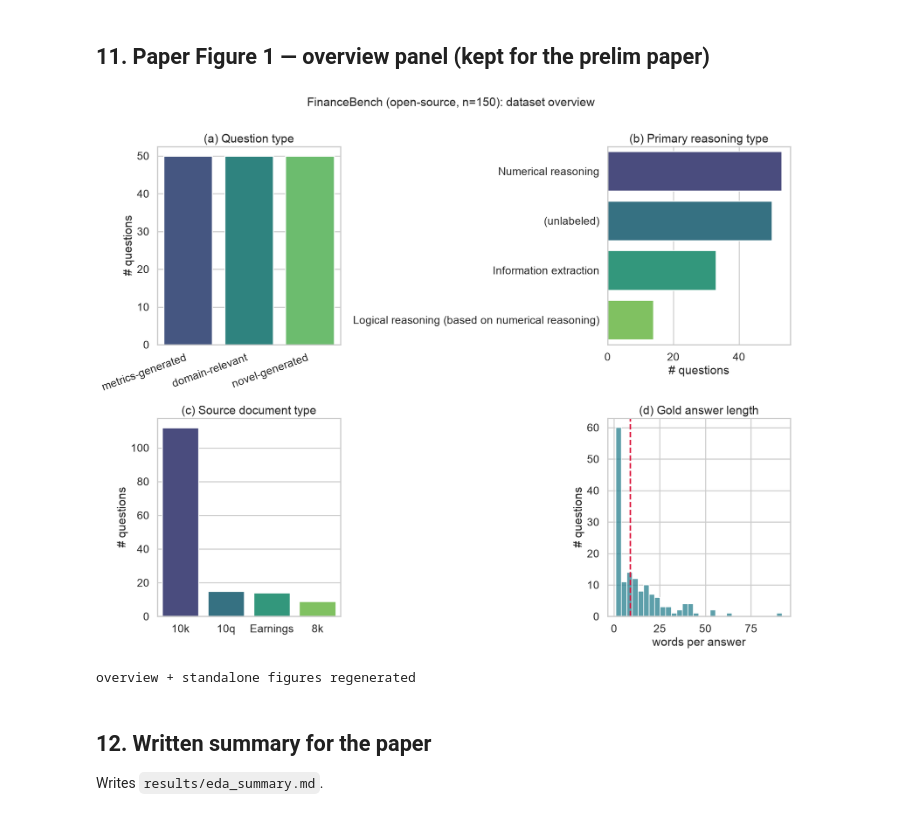
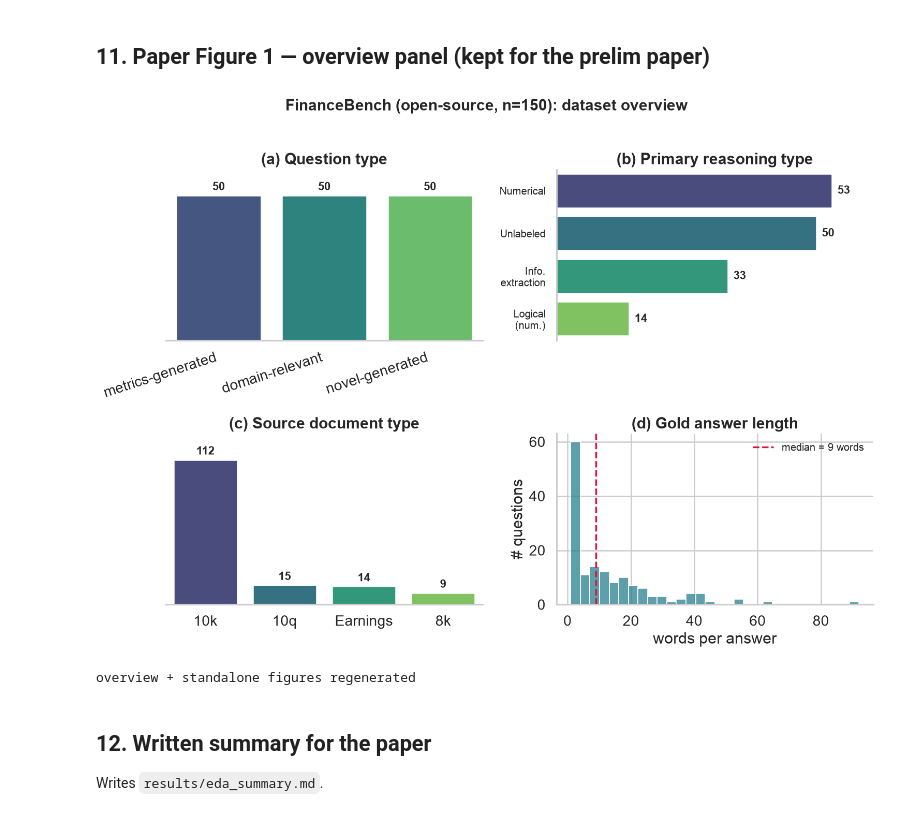
Before and after one commit to bshind87/finrag-hallucination, a Jupyter notebook: notebooks/01_eda.ipynb, the cells around one changed output. Cells and saved outputs as stored; diff of their text form; code cells hidden in the pictures.

```diff
--- a/notebooks/01_eda.ipynb
+++ b/notebooks/01_eda.ipynb
@@ -554,45 +554,93 @@ mean extractability: 0.27
 # %% [markdown]
 ## 11. Paper Figure 1 — overview panel (kept for the prelim paper)
 # %%
-fig, axes = plt.subplots(2, 2, figsize=(15, 12))
-qt = qa["question_type"].value_counts()
-sns.barplot(x=qt.index, y=qt.values, palette=PALETTE, ax=axes[0, 0])
-axes[0, 0].set_title("(a) Question type"); axes[0, 0].set_ylabel("# questions"); axes[0, 0].set_xlabel("")
-axes[0, 0].set_xticklabels(axes[0, 0].get_xticklabels(), rotation=20, ha="right")
-rc = qa["question_reasoning"].fillna("(unlabeled)").str.split(" OR ").str[0].value_counts()
-sns.barplot(x=rc.values, y=rc.index, palette=PALETTE, orient="h", ax=axes[0, 1])
-axes[0, 1].set_title("(b) Primary reasoning type"); axes[0, 1].set_xlabel("# questions"); axes[0, 1].set_ylabel("")
-dt = qa["doc_type"].value_counts()
-sns.barplot(x=dt.index, y=dt.values, palette=PALETTE, ax=axes[1, 0])
-axes[1, 0].set_title("(c) Source document type"); axes[1, 0].set_ylabel("# questions"); axes[1, 0].set_xlabel("")
-sns.histplot(qa["answer_words"], bins=30, color=sns.color_palette(PALETTE)[2], ax=axes[1, 1])
-axes[1, 1].axvline(qa["answer_words"].median(), color="crimson", ls="--")
-axes[1, 1].set_title("(d) Gold answer length"); axes[1, 1].set_xlabel("words per answer"); axes[1, 1].set_ylabel("# questions")
-fig.suptitle("FinanceBench (open-source, n=150): dataset overview", fontsize=18, y=1.0)
+import textwrap
+
+# Paper Figure 1 — clean 2x2 overview: short/wrapped labels, counts on bars, no
+# redundant "# questions" axes.
+REASON_MAP = {
+    "Numerical reasoning": "Numerical",
+    "(unlabeled)": "Unlabeled",
+    "Information extraction": "Info. extraction",
+    "Logical reasoning (based on numerical reasoning)": "Logical (num.)",
+}
+_reason = (qa["question_reasoning"].fillna("(unlabeled)")
+           .str.split(" OR ").str[0].map(lambda x: REASON_MAP.get(x, x)))
+
+def _wrap(labels, width=10):
+    return [textwrap.fill(str(t), width=width) for t in labels]
+
+def _vbars(ax, counts, title, rotate=0):
+    sns.barplot(x=counts.index, y=counts.values, palette=PALETTE, ax=ax)
+    ax.set_title(title, fontweight="bold"); ax.set_xlabel(""); ax.set_ylabel("")
+    ax.set_ylim(0, counts.max() * 1.18)
+    for i, v in enumerate(counts.values):
+        ax.text(i, v + counts.max() * 0.02, f"{int(v)}", ha="center", va="bottom",
+                fontsize=13, fontweight="bold")
+    ax.set_yticks([]); ax.tick_params(left=False)
+    for s in ("top", "right", "left"):
+        ax.spines[s].set_visible(False)
+    if rotate:
+        ax.set_xticklabels(ax.get_xticklabels(), rotation=rotate, ha="right")
+
+fig, axes = plt.subplots(2, 2, figsize=(13, 9))
+
+# (a) Question type
+_vbars(axes[0, 0], qa["question_type"].value_counts(), "(a) Question type", rotate=18)
+
+# (b) Primary reasoning type — horizontal, wrapped labels, counts at bar end
+rc = _reason.value_counts()
+sns.barplot(x=rc.values, y=_wrap(rc.index, 10), palette=PALETTE, orient="h", ax=axes[0, 1])
+axes[0, 1].set_title("(b) Primary reasoning type", fontweight="bold")
+axes[0, 1].set_xlabel(""); axes[0, 1].set_ylabel("")
+axes[0, 1].set_xlim(0, rc.max() * 1.15); axes[0, 1].set_xticks([])
+axes[0, 1].tick_params(axis="y", labelsize=12)
+for j, v in enumerate(rc.values):
+    axes[0, 1].text(v + rc.max() * 0.02, j, f"{int(v)}", va="center", fontsize=13, fontweight="bold")
+for s in ("top", "right", "bottom"):
+    axes[0, 1].spines[s].set_visible(False)
+
+# (c) Source document type
+_vbars(axes[1, 0], qa["doc_type"].value_counts(), "(c) Source document type")
+
+# (d) Gold answer length — keep a light y-axis since it's a distribution
+sns.histplot(qa["answer_words"], bins=30, color=sns.color_palette(PALETTE)[2],
+             edgecolor="white", ax=axes[1, 1])
+_med = qa["answer_words"].median()
+axes[1, 1].axvline(_med, color="crimson", ls="--", lw=2, label=f"median = {_med:.0f} words")
+axes[1, 1].set_title("(d) Gold answer length", fontweight="bold")
+axes[1, 1].set_xlabel("words per answer"); axes[1, 1].set_ylabel("# questions")
+axes[1, 1].legend(frameon=False, fontsize=12)
+for s in ("top", "right"):
+    axes[1, 1].spines[s].set_visible(False)
+
+fig.suptitle("FinanceBench (open-source, n=150): dataset overview",
+             fontsize=18, fontweight="bold", y=1.01)
+fig.tight_layout(w_pad=3, h_pad=3)
 save(fig, "fig_eda_overview.png"); plt.show()
 
 # also keep individual standalone figures used earlier
 for col, title, fname in [("question_type", "Question type", "fig_question_types.png"),
                           ("doc_type", "Source document type", "fig_doc_types.png"),
                           ("gics_sector", "GICS sector", "fig_sectors.png")]:
     c = qa[col].value_counts()
     fig, ax = plt.subplots(figsize=(8, 5))
     sns.barplot(x=c.index, y=c.values, palette=PALETTE, ax=ax)
     ax.set_title(title); ax.set_ylabel("# questions"); ax.set_xlabel("")
     ax.set_xticklabels(ax.get_xticklabels(), rotation=20, ha="right")
     save(fig, fname); plt.close(fig)
 fig, ax = plt.subplots(figsize=(8, 5))
 sns.histplot(qa["answer_words"], bins=30, color=sns.color_palette(PALETTE)[2], ax=ax)
 ax.set_title("Gold answer length"); ax.set_xlabel("words per answer")
 save(fig, "fig_answer_length.png"); plt.close(fig)
-rc2 = qa["question_reasoning"].fillna("(unlabeled)").str.split(" OR ").str[0].value_counts()
+rc2 = _reason.value_counts()
 fig, ax = plt.subplots(figsize=(8, 5))
-sns.barplot(x=rc2.values, y=rc2.index, palette=PALETTE, orient="h", ax=ax)
+sns.barplot(x=rc2.values, y=_wrap(rc2.index, 10), palette=PALETTE, orient="h", ax=ax)
 ax.set_title("Primary reasoning type"); ax.set_xlabel("# questions")
 save(fig, "fig_reasoning_types.png"); plt.close(fig)
 print("overview + standalone figures regenerated")
 # %% [output]
-[figure, old version]
+[figure, new version]
 overview + standalone figures regenerated
 # %% [markdown]
 ## 12. Written summary for the paper
```
Also changed, not shown: parts of 1 cell of this notebook, 5 other files.
